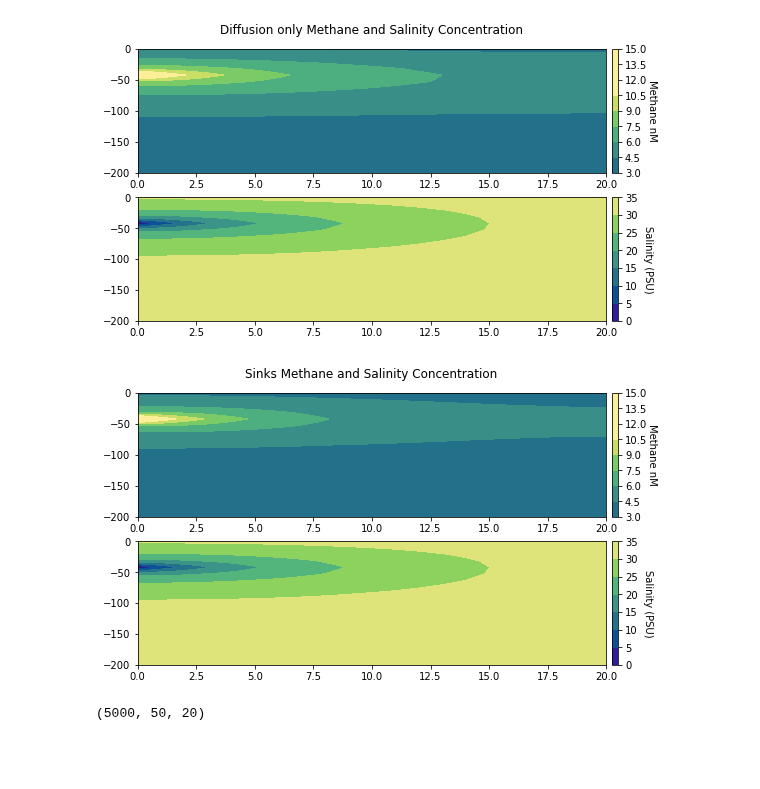
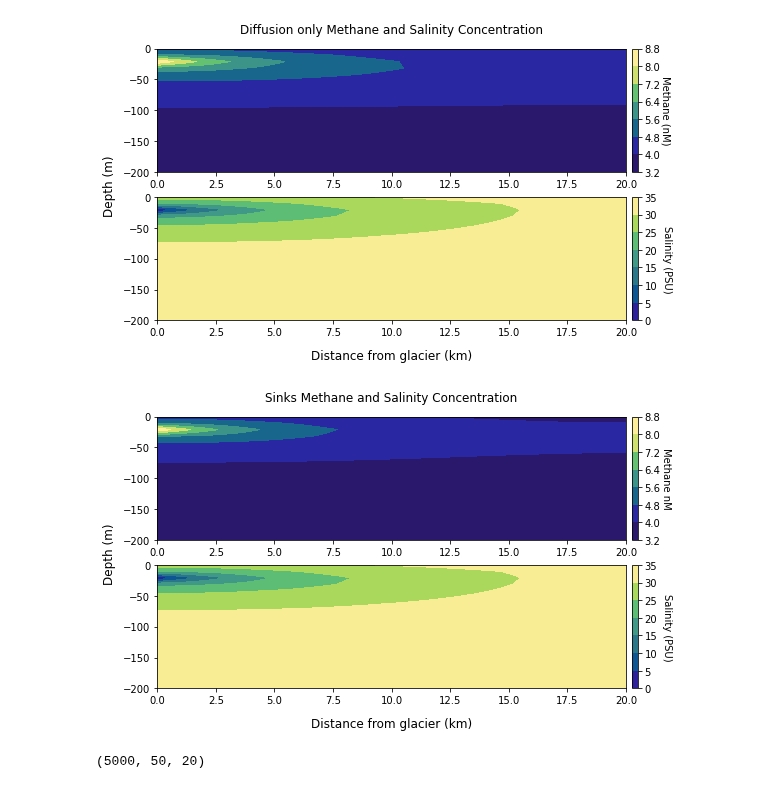
Before and after one commit to krobinson99/EOSC511Project, a Jupyter notebook: DiffusionModel.ipynb, the cells around one changed output. Drawn from its saved outputs; the diff is of its cells as text; code cells hidden in the pictures; blank space fills up the shorter version.

```diff
--- a/DiffusionModel.ipynb
+++ b/DiffusionModel.ipynb
@@ -13,7 +13,7 @@ D=200 # m
 L=2e4 # m
 dt= 2e2 #
 T= 1e6
-zz=50
+zz=30
 C,S=glacier.glacier(ngridx,ngridz,dt,zz,T)
 Cs, Ss =glacier.glacier(ngridx,ngridz,dt,zz,T, steady = False)
 # %%
@@ -48,24 +69,24 @@ axs[1].plot(Cs[-1, 2, :].T)
 # %%
 cmap=cmocean.cm.haline
 fig, axs=plt.subplots(2,1,figsize=(10,5))
 z = np.linspace(0,D,ngridz)
 x = np.linspace(0,L/1e3,ngridx)
 X,Z=np.meshgrid(x,z)
 
-c1=axs[0].contourf(X,-Z,C[-1,:,:].T,cmap=cmap, vmin = 0, vmax = 11)
+c1=axs[0].contourf(X,-Z,C[-1,:,:].T,cmap=cmap, vmin = 4, vmax = 8)
 cb1=fig.colorbar(c1,ax=axs[0],pad=0.01)
 cb1.ax.get_yaxis().labelpad = 10
-cb1.set_label('Methane nM', rotation=270)
-c2=axs[1].contourf(X,-Z,S[-1,:,:].T,cmap=cmap, vmin = 0, vmax = 35)
+cb1.set_label('Methane (nM)', rotation=270)
+c2=axs[1].contourf(X,-Z,S[-1,:,:].T,cmap=cmap, vmin = 0, vmax = 33)
 cb2=fig.colorbar(c2,ax=axs[1],pad=0.01)
 cb2.ax.get_yaxis().labelpad = 15
 cb2.set_label('Salinity (PSU)', rotation=270)
 fig.suptitle('Diffusion only Methane and Salinity Concentration',y=0.95,x=0.45)
-#fig.supxlabel('Distance from glacier (km)',x=0.45)
-#fig.supylabel('Depth (m)',x=0.05)
+fig.supxlabel('Distance from glacier (km)',x=0.45)
+fig.supylabel('Depth (m)',x=0.05)
 plt.savefig('SteadyDiffusion.pdf')
 # %% [output]
-[figure, old version]
+[figure, new version]
 # %%
 cmap=cmocean.cm.haline
 fig, axs=plt.subplots(2,1,figsize=(10,5))
@@ -73,20 +94,20 @@ z = np.linspace(0,D,ngridz)
 x = np.linspace(0,L/1e3,ngridx)
 X,Z=np.meshgrid(x,z)
 
-c1=axs[0].contourf(X,-Z,Cs[-1,:,:].T,cmap=cmap, vmin = 0, vmax = 11)
+c1=axs[0].contourf(X,-Z,Cs[-1,:,:].T,cmap=cmap, vmin = 4, vmax = 8)
 cb1=fig.colorbar(c1,ax=axs[0],pad=0.01)
 cb1.ax.get_yaxis().labelpad = 10
 cb1.set_label('Methane nM', rotation=270)
-c2=axs[1].contourf(X,-Z,Ss[-1,:,:].T,cmap=cmap, vmin = 0, vmax = 35)
+c2=axs[1].contourf(X,-Z,Ss[-1,:,:].T,cmap=cmap, vmin = 0, vmax = 33)
 cb2=fig.colorbar(c2,ax=axs[1],pad=0.01)
 cb2.ax.get_yaxis().labelpad = 15
 cb2.set_label('Salinity (PSU)', rotation=270)
 fig.suptitle('Sinks Methane and Salinity Concentration',y=0.95,x=0.45)
-#fig.supxlabel('Distance from glacier (km)',x=0.45)
-#fig.supylabel('Depth (m)',x=0.05)
+fig.supxlabel('Distance from glacier (km)',x=0.45)
+fig.supylabel('Depth (m)',x=0.05)
 plt.savefig('SinksDiffusion.pdf')
 # %% [output]
-[figure, old version]
+[figure, new version]
 # %%
 C.shape
 # %% [output]
```
Also changed, not shown: parts of 9 cells of this notebook, 3 other files.
